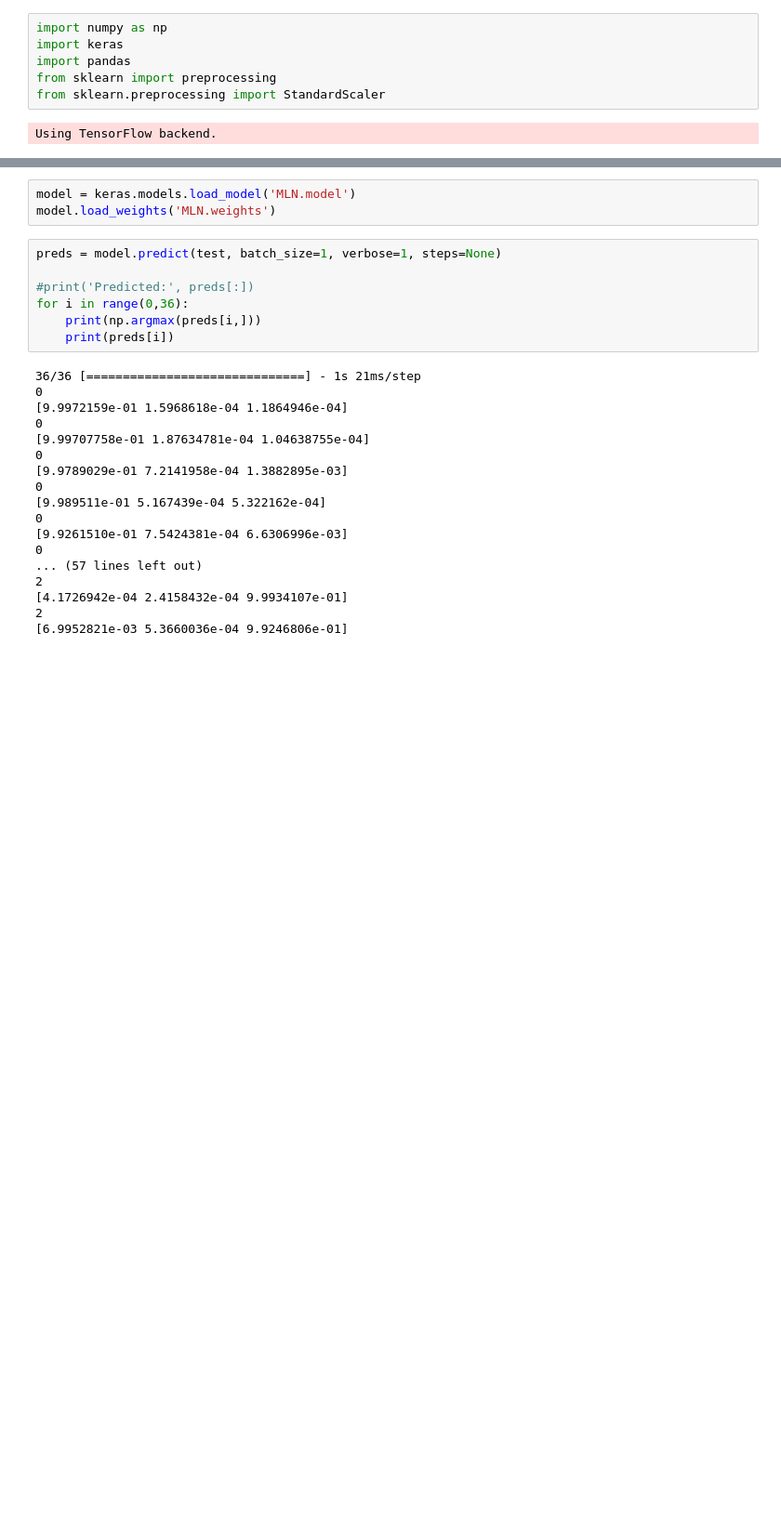
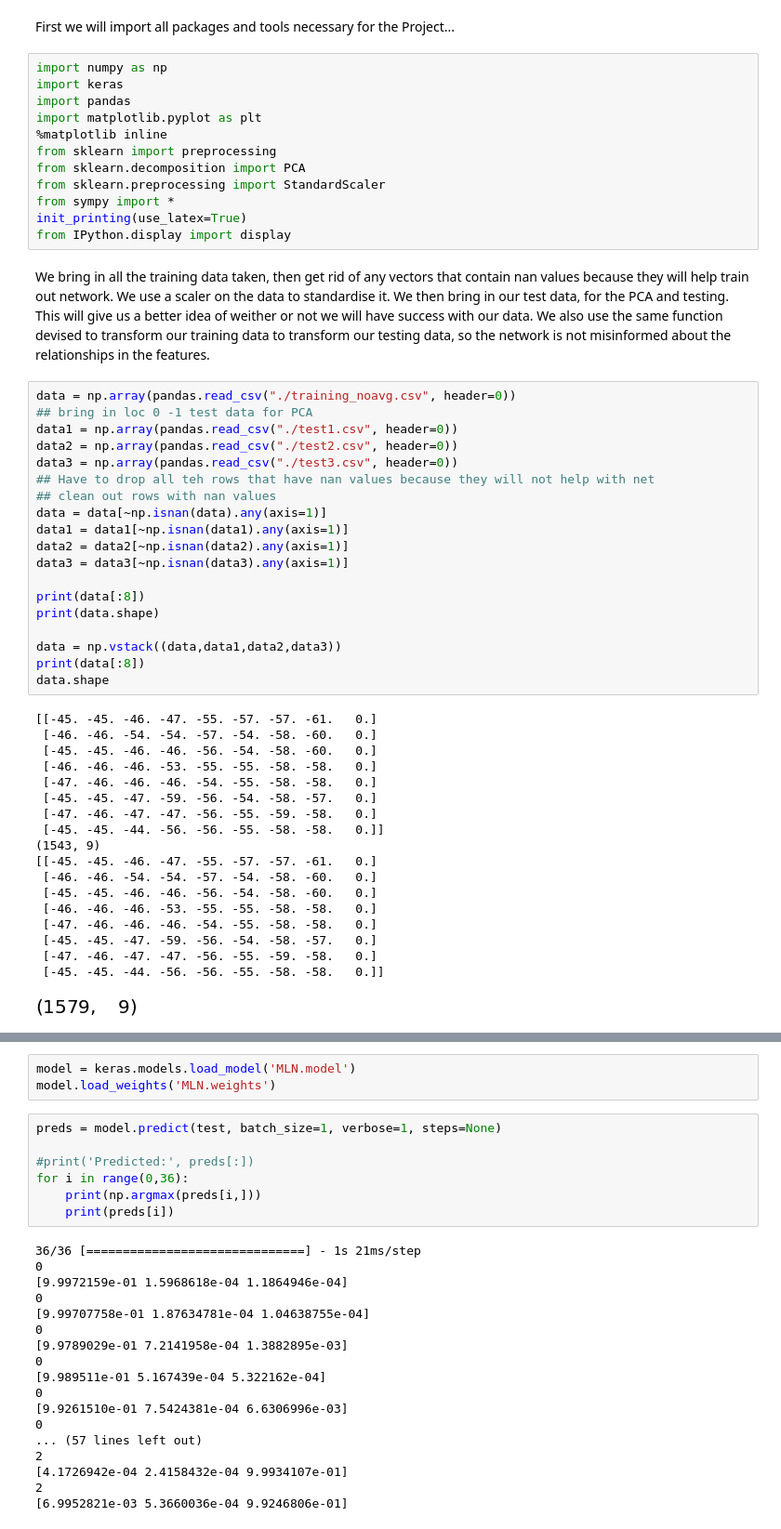
Before and after one commit to holypolarpanda7/S19-team2-project, a Jupyter notebook: demo_net.ipynb, the cells around one changed output, grey strips where cells are left out. Shown at 93% size. Cells and saved outputs as stored; diff of their text form; blank space fills up the shorter version.

```diff
--- a/demo_net.ipynb
+++ b/demo_net.ipynb
@@ -1,8 +36,54 @@
+# %% [markdown]
+First we will import all packages and tools necessary for the Project...
 # %%
 import numpy as np
 import keras
 import pandas
+import matplotlib.pyplot as plt
+%matplotlib inline
 from sklearn import preprocessing
+from sklearn.decomposition import PCA
 from sklearn.preprocessing import StandardScaler
+from sympy import *
+init_printing(use_latex=True)
+from IPython.display import display
-# %% [output]
-Using TensorFlow backend.
+# %% [markdown]
+We bring in all the training data taken, then get rid of any vectors that contain nan values because they will help train out network.  We use a scaler on the data to standardise it.  We then bring in our test data, for the PCA and testing.  This will give us a better idea of weither or not we will have success with our data.  We also use the same function devised to transform our training data to transform our testing data, so the network is not misinformed about the relationships in the features.
+# %%
+data = np.array(pandas.read_csv("./training_noavg.csv", header=0))
+## bring in loc 0 -1 test data for PCA
+data1 = np.array(pandas.read_csv("./test1.csv", header=0))
+data2 = np.array(pandas.read_csv("./test2.csv", header=0))
+data3 = np.array(pandas.read_csv("./test3.csv", header=0))
+## Have to drop all teh rows that have nan values because they will not help with net
+## clean out rows with nan values
+data = data[~np.isnan(data).any(axis=1)]
+data1 = data1[~np.isnan(data1).any(axis=1)]
+data2 = data2[~np.isnan(data2).any(axis=1)]
+data3 = data3[~np.isnan(data3).any(axis=1)]
+
+print(data[:8])
+print(data.shape)
+
+data = np.vstack((data,data1,data2,data3))
+print(data[:8])
+data.shape
+# %% [output]
+[[-45. -45. -46. -47. -55. -57. -57. -61.   0.]
+ [-46. -46. -54. -54. -57. -54. -58. -60.   0.]
+ [-45. -45. -46. -46. -56. -54. -58. -60.   0.]
+ [-46. -46. -46. -53. -55. -55. -58. -58.   0.]
+ [-47. -46. -46. -46. -54. -55. -58. -58.   0.]
+ [-45. -45. -47. -59. -56. -54. -58. -57.   0.]
+ [-47. -46. -47. -47. -56. -55. -59. -58.   0.]
+ [-45. -45. -44. -56. -56. -55. -58. -58.   0.]]
+(1543, 9)
+[[-45. -45. -46. -47. -55. -57. -57. -61.   0.]
+ [-46. -46. -54. -54. -57. -54. -58. -60.   0.]
+ [-45. -45. -46. -46. -56. -54. -58. -60.   0.]
+ [-46. -46. -46. -53. -55. -55. -58. -58.   0.]
+ [-47. -46. -46. -46. -54. -55. -58. -58.   0.]
+ [-45. -45. -47. -59. -56. -54. -58. -57.   0.]
+ [-47. -46. -47. -47. -56. -55. -59. -58.   0.]
+ [-45. -45. -44. -56. -56. -55. -58. -58.   0.]]
+[figure, added]
```
Also changed, not shown: parts of 10 cells of this notebook.
